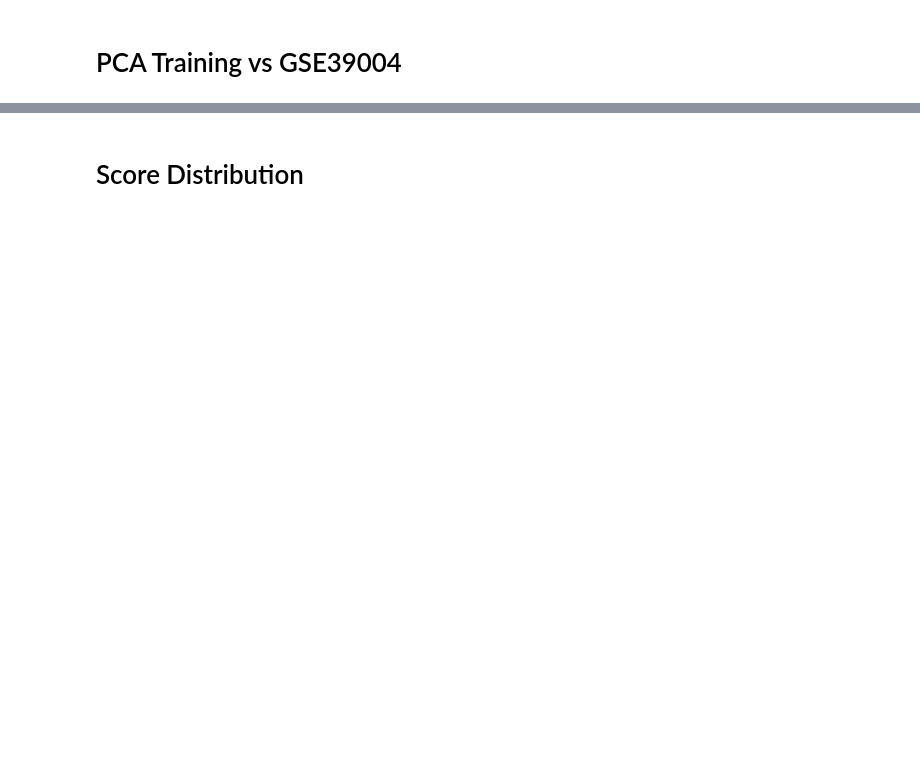
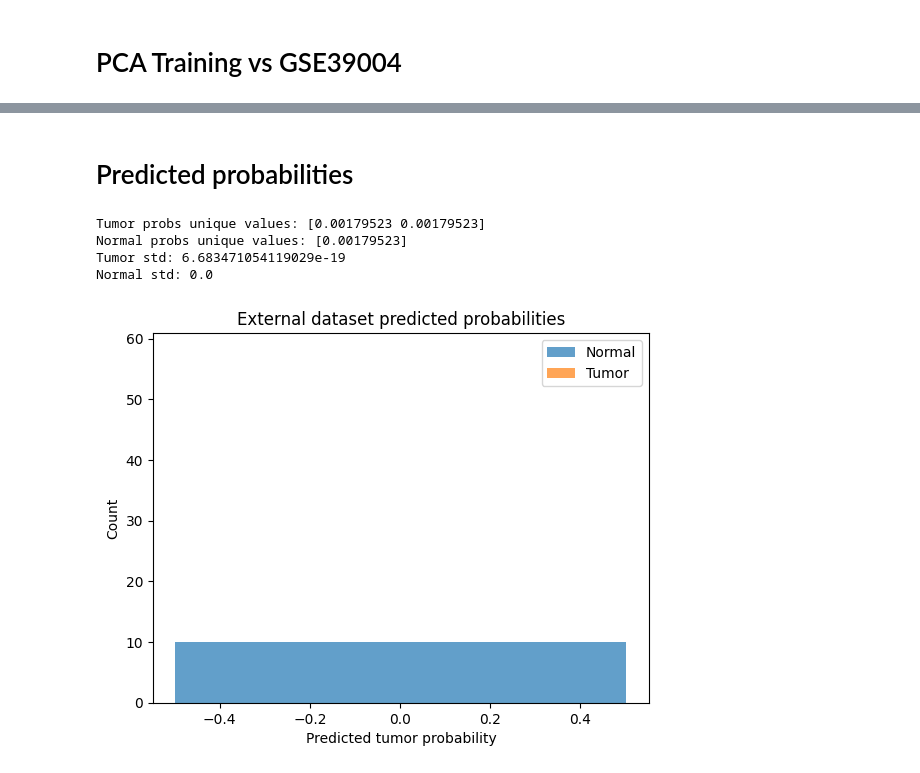
Before and after one commit to mikeph52/GEO_ml_breast_cancer, a Jupyter notebook: gene_expression_GSE39004.ipynb, the cells around one changed output, grey strips where cells are left out. Cells and saved outputs as stored; diff of their text form; code cells hidden in the pictures; blank space fills up the shorter version.

```diff
--- a/gene_expression_GSE39004.ipynb
+++ b/gene_expression_GSE39004.ipynb
@@ -314,6 +329,13 @@ expr_42568 = pd.read_csv(
 
 # transpose to samples × genes
 X_ext = expr_42568.T.apply(pd.to_numeric, errors="coerce")
-X_ext = X_ext.fillna(X_ext.mean())
+#X_ext = X_ext.fillna(X_ext.mean())
+
+X = X_ext.to_numpy(dtype=float)
+col_means = np.nanmean(X, axis=0)
+inds = np.where(np.isnan(X))
+X[inds] = col_means[inds[1]]
+
+X_ext = pd.DataFrame(X, index=X_ext.index, columns=X_ext.columns)
 
 print("External expression shape:", X_ext.shape)
@@ -477,2 +564,0 @@ plt.show()
-# %% [markdown]
-# Score Distribution
@@ -499,0 +565,36 @@ else:
+# %% [markdown]
+# Predicted probabilities
+# %%
+import matplotlib.pyplot as plt
+import numpy as np
+
+# Check unique values and std for both classes
+tumor_probs = y_ext_prob[y_ext == 1]
+normal_probs = y_ext_prob[y_ext == 0]
+
+print("Tumor probs unique values:", np.unique(tumor_probs))
+print("Normal probs unique values:", np.unique(normal_probs))
+print("Tumor std:", np.std(tumor_probs))
+print("Normal std:", np.std(normal_probs))
+
+# Determine number of bins safely
+def safe_bins(probs, max_bins=30):
+    unique_vals = np.unique(probs)
+    return min(len(unique_vals), max_bins) if len(unique_vals) > 1 else 1
+
+bins_tumor = safe_bins(tumor_probs)
+bins_normal = safe_bins(normal_probs)
+
+plt.hist(normal_probs, bins=bins_normal, alpha=0.7, label="Normal")
+plt.hist(tumor_probs, bins=bins_tumor, alpha=0.7, label="Tumor")
+plt.xlabel("Predicted tumor probability")
+plt.ylabel("Count")
+plt.title("External dataset predicted probabilities")
+plt.legend()
+plt.show()
+# %% [output]
+Tumor probs unique values: [0.00179523 0.00179523]
+Normal probs unique values: [0.00179523]
+Tumor std: 6.683471054119029e-19
+Normal std: 0.0
+[figure, added]
```
Also changed, not shown: parts of 17 cells of this notebook, 2 other files.
